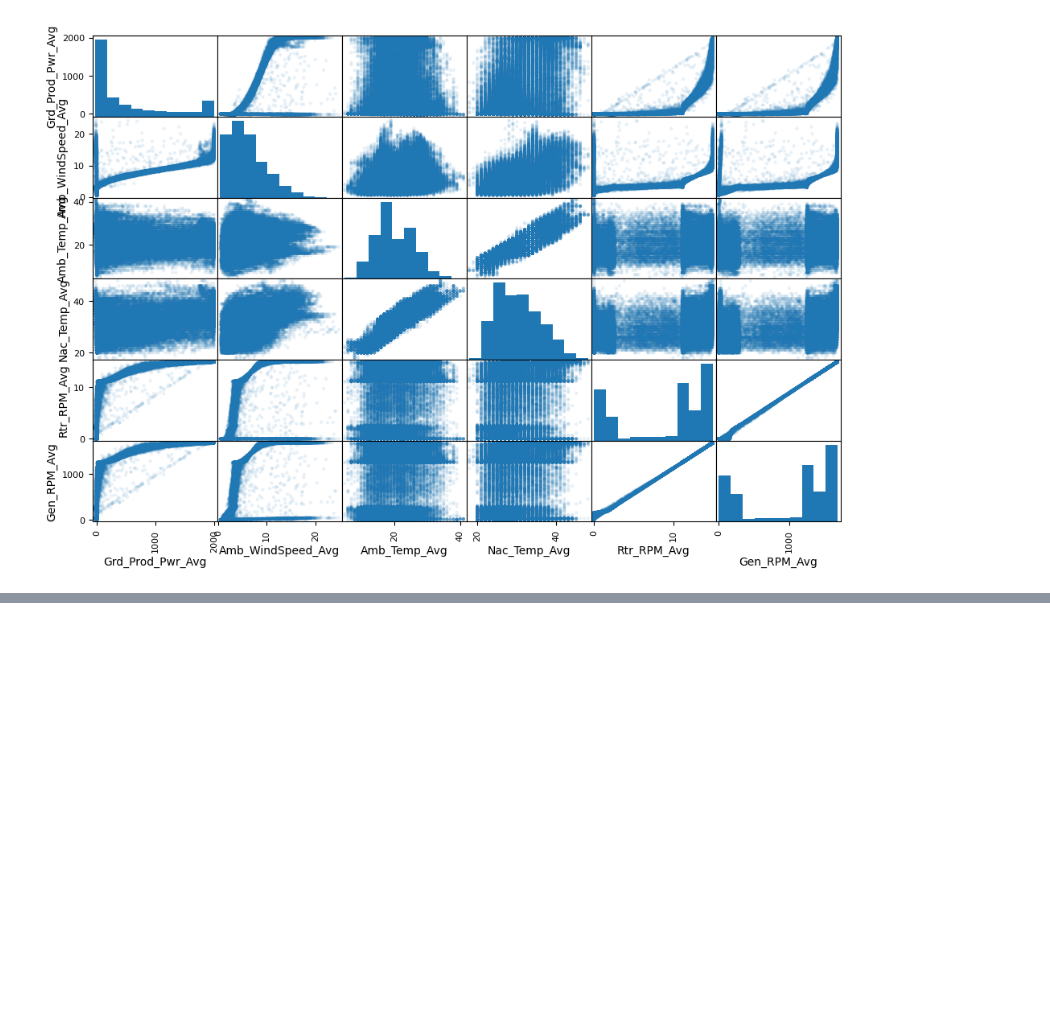
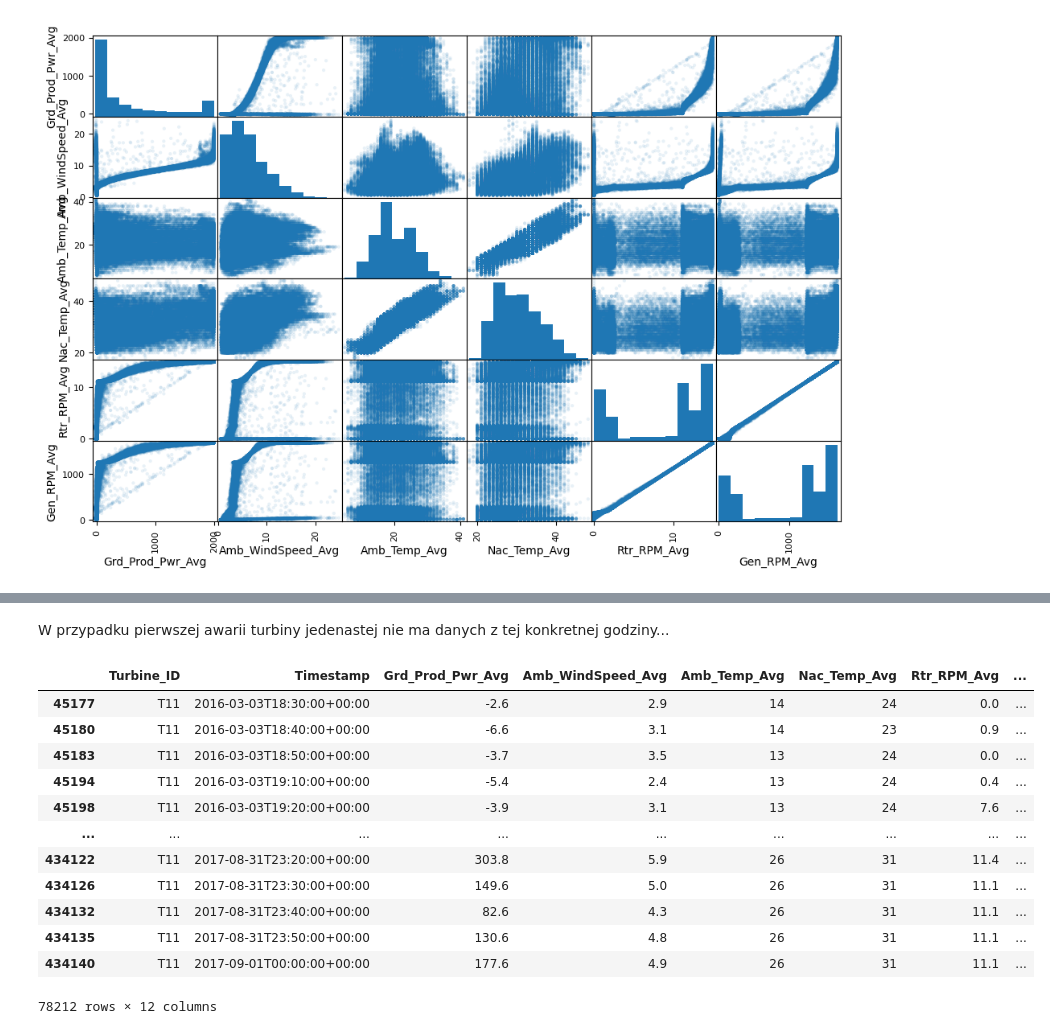
Before and after one commit to AntoniKedzierski/Windfarm, a Jupyter notebook: data_exploration.ipynb, the cells around one changed output, grey strips where cells are left out. Drawn from its saved outputs; the diff is of its cells as text; code cells hidden in the pictures; blank space fills up the shorter version.

```diff
--- a/data_exploration.ipynb
+++ b/data_exploration.ipynb
@@ -82,0 +117,18 @@ plt.show()
+# %% [markdown]
+W przypadku pierwszej awarii turbiny jedenastej nie ma danych z tej konkretnej godziny...
+# %%
+signals_T11.loc[signals_T11.Timestamp_Datetime >= datetime.datetime(2016, 3, 3, 18, 30, 0), ]
+# %% [output]
+|  | Turbine_ID | Timestamp | Grd_Prod_Pwr_Avg | Amb_WindSpeed_Avg | Amb_Temp_Avg | Nac_Temp_Avg | Rtr_RPM_Avg | ... |
+| 45177 | T11 | 2016-03-03T18:30:00+00:00 | -2.6 | 2.9 | 14 | 24 | 0.0 | ... |
+| 45180 | T11 | 2016-03-03T18:40:00+00:00 | -6.6 | 3.1 | 14 | 23 | 0.9 | ... |
+| 45183 | T11 | 2016-03-03T18:50:00+00:00 | -3.7 | 3.5 | 13 | 24 | 0.0 | ... |
+| 45194 | T11 | 2016-03-03T19:10:00+00:00 | -5.4 | 2.4 | 13 | 24 | 0.4 | ... |
+| 45198 | T11 | 2016-03-03T19:20:00+00:00 | -3.9 | 3.1 | 13 | 24 | 7.6 | ... |
+| ... | ... | ... | ... | ... | ... | ... | ... | ... |
+| 434122 | T11 | 2017-08-31T23:20:00+00:00 | 303.8 | 5.9 | 26 | 31 | 11.4 | ... |
+| 434126 | T11 | 2017-08-31T23:30:00+00:00 | 149.6 | 5.0 | 26 | 31 | 11.1 | ... |
+| 434132 | T11 | 2017-08-31T23:40:00+00:00 | 82.6 | 4.3 | 26 | 31 | 11.1 | ... |
+| 434135 | T11 | 2017-08-31T23:50:00+00:00 | 130.6 | 4.8 | 26 | 31 | 11.1 | ... |
+| 434140 | T11 | 2017-09-01T00:00:00+00:00 | 177.6 | 4.9 | 26 | 31 | 11.1 | ... |
+78212 rows × 12 columns
```
Also changed, not shown: parts of 7 cells of this notebook.
